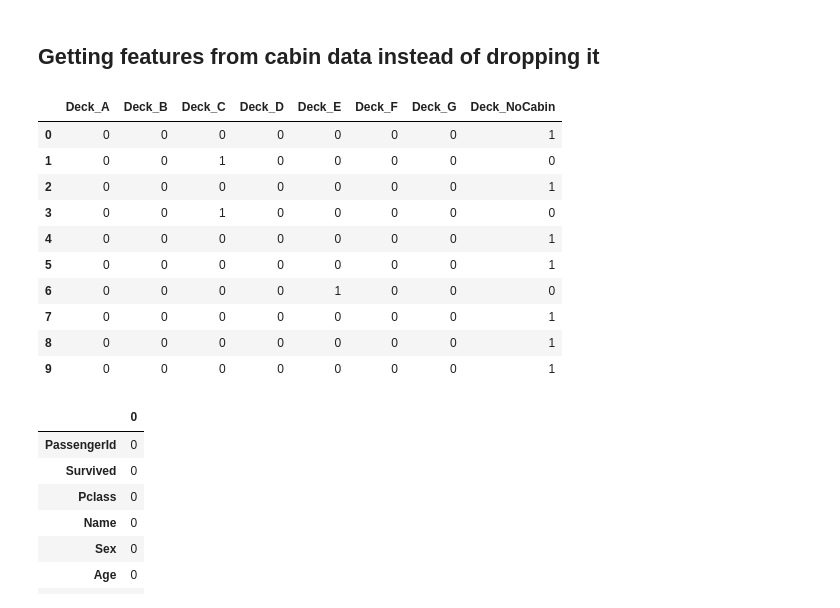
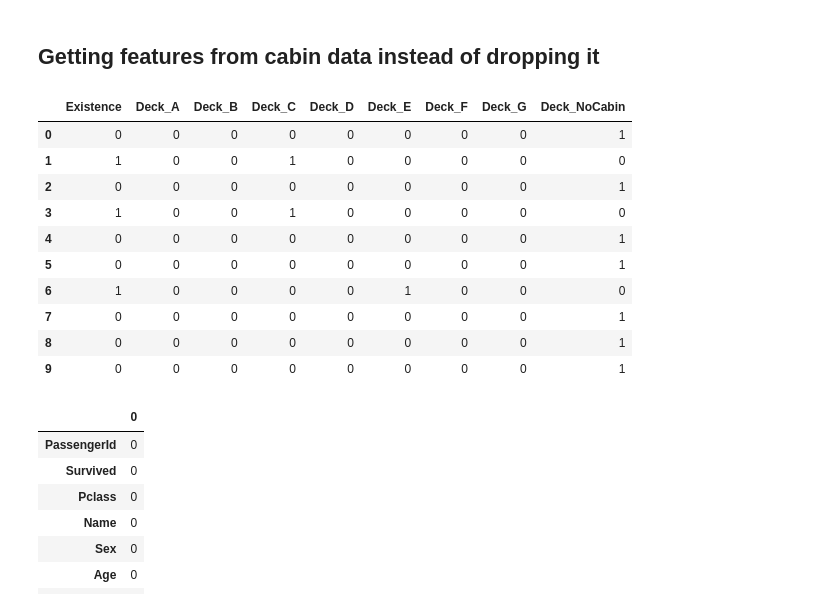
Before and after one commit to eren9677/Kaggle-Projects, a Jupyter notebook: titanic_set.ipynb, the cells around one changed output. Drawn from its saved outputs; the diff is of its cells as text; code cells hidden in the pictures.

Commit message:
i added existance of the title in case if it is useful for data accuracy of titanic_set and it was improved by %3

```diff
--- a/titanic_set.ipynb
+++ b/titanic_set.ipynb
@@ -79,27 +79,29 @@ titanic_data.isnull().sum().to_frame()
 # %%
 
 cabin_data = titanic_data[['Cabin']].copy()
 cabin_data["Deck"] = cabin_data["Cabin"].str.slice(0,1)
+cabin_data['Existence'] = cabin_data['Deck'].isnull().apply(lambda x : not x)
 cabin_data['Deck'] = cabin_data['Deck'].apply(lambda x : x if x in ['A','B','C','D','E','F','G'] else 'NoCabin')
+cabin_data.drop(['Cabin'],axis=1,inplace=True)
 
-cabin_data.drop(['Cabin'],axis=1,inplace=True)
+cabin_data['Existence'] = cabin_data['Existence'].replace({False : 0, True:1})
 
 cabin_data.head(10)
 
-a = pd.get_dummies(cabin_data[['Deck']])
+a = pd.get_dummies(cabin_data[['Deck','Existence']])
 a.head(10)
 # %% [output]
-|  | Deck_A | Deck_B | Deck_C | Deck_D | Deck_E | Deck_F | Deck_G | Deck_NoCabin |
-| 0 | 0 | 0 | 0 | 0 | 0 | 0 | 0 | 1 |
-| 1 | 0 | 0 | 1 | 0 | 0 | 0 | 0 | 0 |
-| 2 | 0 | 0 | 0 | 0 | 0 | 0 | 0 | 1 |
-| 3 | 0 | 0 | 1 | 0 | 0 | 0 | 0 | 0 |
-| 4 | 0 | 0 | 0 | 0 | 0 | 0 | 0 | 1 |
-| 5 | 0 | 0 | 0 | 0 | 0 | 0 | 0 | 1 |
-| 6 | 0 | 0 | 0 | 0 | 1 | 0 | 0 | 0 |
-| 7 | 0 | 0 | 0 | 0 | 0 | 0 | 0 | 1 |
-| 8 | 0 | 0 | 0 | 0 | 0 | 0 | 0 | 1 |
-| 9 | 0 | 0 | 0 | 0 | 0 | 0 | 0 | 1 |
+|  | Existence | Deck_A | Deck_B | Deck_C | Deck_D | Deck_E | Deck_F | Deck_G | Deck_NoCabin |
+| 0 | 0 | 0 | 0 | 0 | 0 | 0 | 0 | 0 | 1 |
+| 1 | 1 | 0 | 0 | 1 | 0 | 0 | 0 | 0 | 0 |
+| 2 | 0 | 0 | 0 | 0 | 0 | 0 | 0 | 0 | 1 |
+| 3 | 1 | 0 | 0 | 1 | 0 | 0 | 0 | 0 | 0 |
+| 4 | 0 | 0 | 0 | 0 | 0 | 0 | 0 | 0 | 1 |
+| 5 | 0 | 0 | 0 | 0 | 0 | 0 | 0 | 0 | 1 |
+| 6 | 1 | 0 | 0 | 0 | 0 | 1 | 0 | 0 | 0 |
+| 7 | 0 | 0 | 0 | 0 | 0 | 0 | 0 | 0 | 1 |
+| 8 | 0 | 0 | 0 | 0 | 0 | 0 | 0 | 0 | 1 |
+| 9 | 0 | 0 | 0 | 0 | 0 | 0 | 0 | 0 | 1 |
 # %%
 #we can't use cabin data because it is majority in the data set so i will use other attributes
 #i want to change null age to mean age values
```
Also changed, not shown: parts of 16 cells of this notebook, 1 other file.
